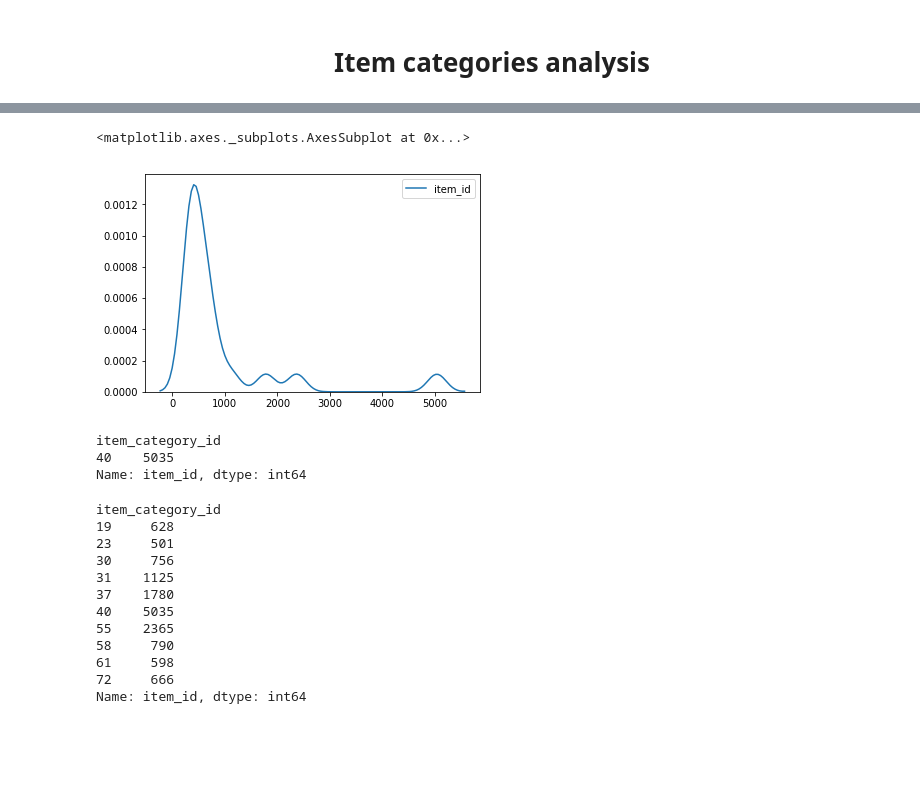
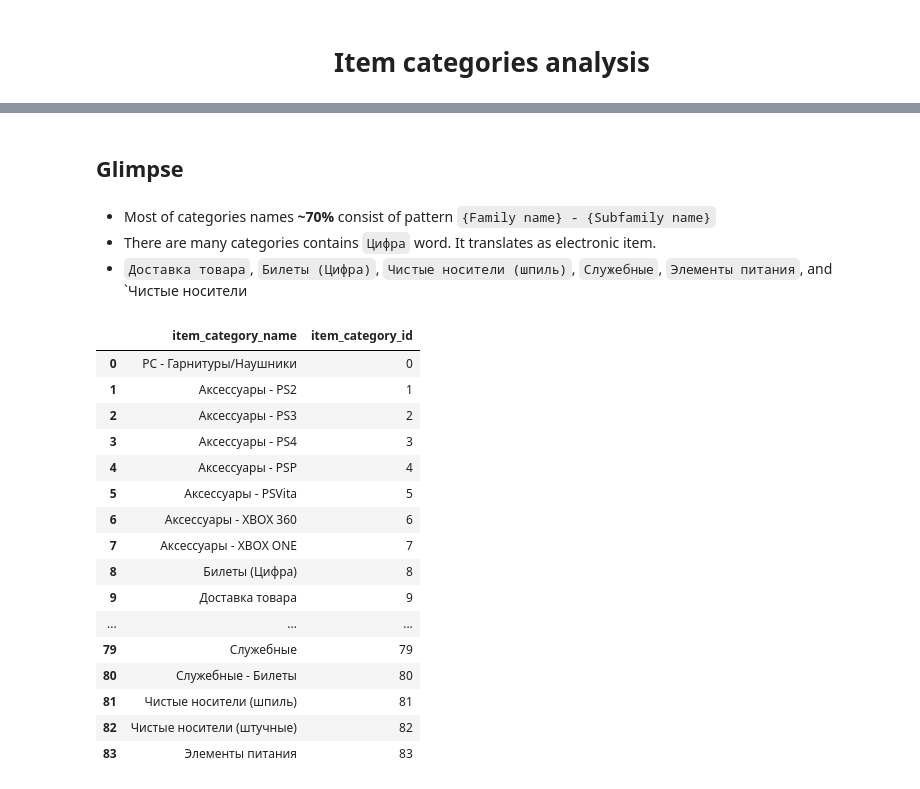
Before and after one commit to Saphirox/Future-Sales-Prediction, a Jupyter notebook: notebooks/data_exp/sales-prediction.item_cat.python.2.0.ipynb, the cells around one changed output, grey strips where cells are left out. Cells and saved outputs as stored; diff of their text form; code cells hidden in the pictures; blank space fills up the shorter version.

Commit message:
Add detailed description to item category notebook

```diff
--- a/notebooks/data_exp/sales-prediction.item_cat.python.2.0.ipynb
+++ b/notebooks/data_exp/sales-prediction.item_cat.python.2.0.ipynb
@@ -41,7 +35,0 @@ Item per Categories
-# %%
-item_cat_grouped = item.groupby('item_category_id').count().sort_values('item_id', ascending=False).iloc[:20]
-item_cat_grouped = item_cat.set_index('item_category_id').join(item_cat_grouped, on='item_category_id', how='inner')
-
-
-fig = px.bar(item_cat_grouped, y = 'item_id', x = 'item_category_name')
-fig.show()
@@ -65,27 +36,27 @@ Item per category distribution
-# %%
-sns.kdeplot(item_cat_grouped['item_id'])
-# %% [output]
-<matplotlib.axes._subplots.AxesSubplot at 0x...>
-[figure, removed]
-# %%
-item_id = item_cat_grouped['item_id']
-item_id[item_id > 4000]
-# %% [output]
-item_category_id
-40    5035
-Name: item_id, dtype: int64
-# %%
-item_id[item_id > 500]
-# %% [output]
-item_category_id
-19     628
-23     501
-30     756
-31    1125
-37    1780
-40    5035
-55    2365
-58     790
-61     598
-72     666
-Name: item_id, dtype: int64
+# %% [markdown]
+## Glimpse
+# %% [markdown]
+- Most of categories names **~70%** consist of pattern `{Family name} - {Subfamily name}`
+- There are many categories contains `Цифра` word. It translates as electronic item.
+- `Доставка товара`, `Билеты (Цифра)`, `Чистые носители (шпиль)`, `Служебные`, `Элементы питания`, and `Чистые носители
+# %%
+with pd.option_context('display.max_rows', 100):
+    display(item_cat)
+# %% [output]
+|  | item_category_name | item_category_id |
+| 0 | PC - Гарнитуры/Наушники | 0 |
+| 1 | Аксессуары - PS2 | 1 |
+| 2 | Аксессуары - PS3 | 2 |
+| 3 | Аксессуары - PS4 | 3 |
+| 4 | Аксессуары - PSP | 4 |
+| 5 | Аксессуары - PSVita | 5 |
+| 6 | Аксессуары - XBOX 360 | 6 |
+| 7 | Аксессуары - XBOX ONE | 7 |
+| 8 | Билеты (Цифра) | 8 |
+| 9 | Доставка товара | 9 |
+| ... | ... | ... |
+| 79 | Служебные | 79 |
+| 80 | Служебные - Билеты | 80 |
+| 81 | Чистые носители (шпиль) | 81 |
+| 82 | Чистые носители (штучные) | 82 |
+| 83 | Элементы питания | 83 |
```
Also changed, not shown: parts of 27 cells of this notebook, 4 other files.
